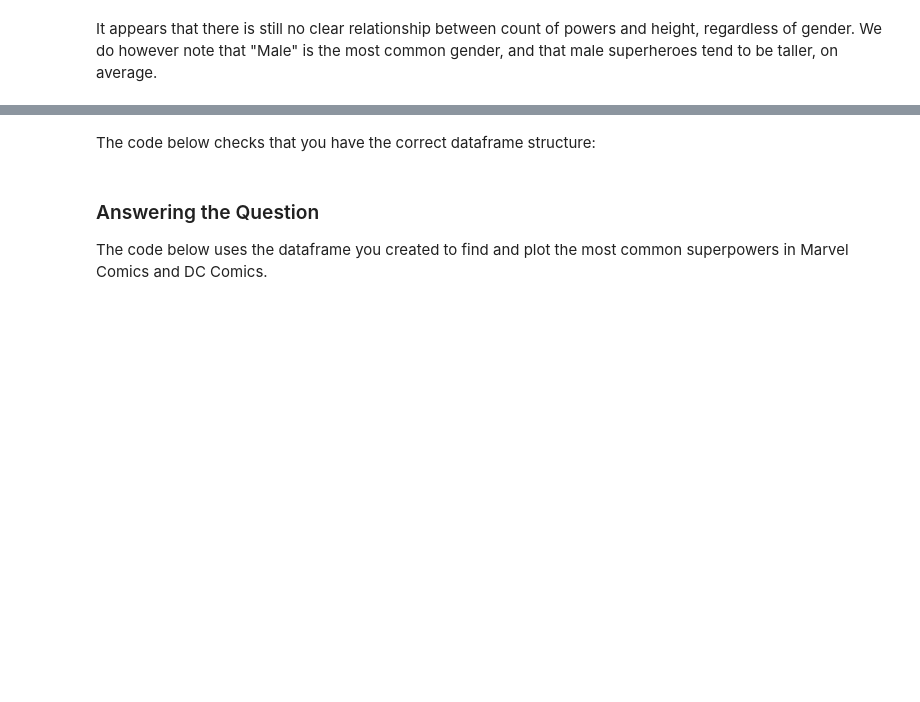
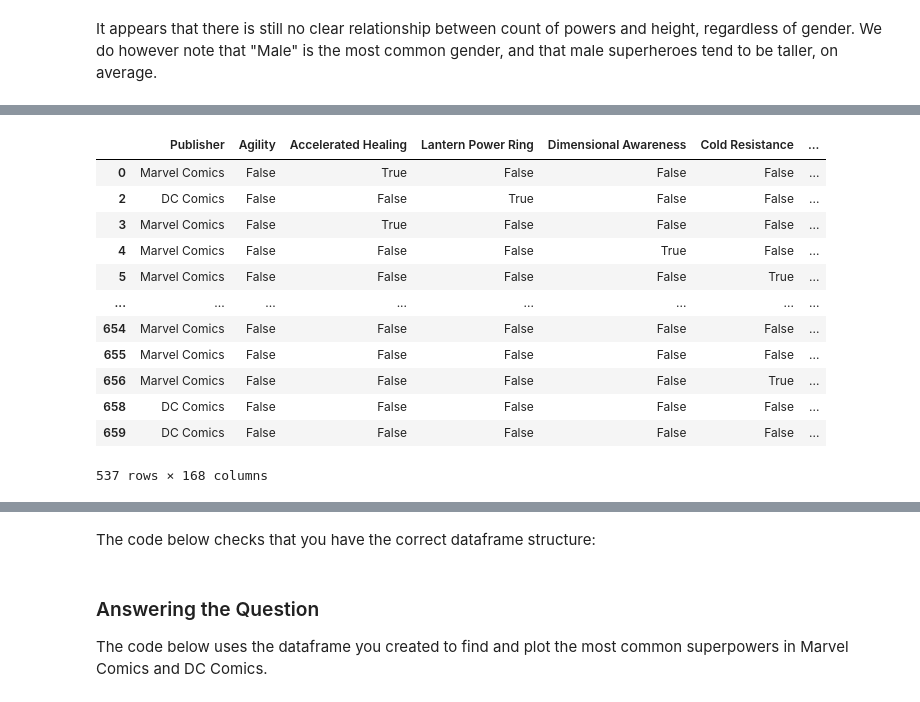
Before and after one commit to rusalka013/dsc-pandas-data-cleaning-lab, a Jupyter notebook: index.ipynb, the cells around one changed output, grey strips where cells are left out. Cells and saved outputs as stored; diff of their text form; code cells hidden in the pictures; blank space fills up the shorter version.

```diff
--- a/index.ipynb
+++ b/index.ipynb
@@ -670,0 +713,3 @@ Don't worry if the rows or columns are in a different order, all that matters is
+# %%
+question_3_df = heroes_and_powers_df.drop(['name', 'Gender', 'Eye color', 'Race', 'Hair color', 'Height', 'Skin color', 'Alignment', 'Weight', 'Power Count'], axis='columns')
+question_3_df.head()
@@ -670,0 +724,17 @@ Don't worry if the rows or columns are in a different order, all that matters is
+# %%
+question_3_df = question_3_df[(question_3_df.Publisher == 'DC Comics') | (question_3_df.Publisher == 'Marvel Comics')]
+question_3_df
+# %% [output]
+|  | Publisher | Agility | Accelerated Healing | Lantern Power Ring | Dimensional Awareness | Cold Resistance | ... |
+| 0 | Marvel Comics | False | True | False | False | False | ... |
+| 2 | DC Comics | False | False | True | False | False | ... |
+| 3 | Marvel Comics | False | True | False | False | False | ... |
+| 4 | Marvel Comics | False | False | False | True | False | ... |
+| 5 | Marvel Comics | False | False | False | False | True | ... |
+| ... | ... | ... | ... | ... | ... | ... | ... |
+| 654 | Marvel Comics | False | False | False | False | False | ... |
+| 655 | Marvel Comics | False | False | False | False | False | ... |
+| 656 | Marvel Comics | False | False | False | False | True | ... |
+| 658 | DC Comics | False | False | False | False | False | ... |
+| 659 | DC Comics | False | False | False | False | False | ... |
+537 rows × 168 columns
```
Also changed, not shown: parts of 28 cells of this notebook.
